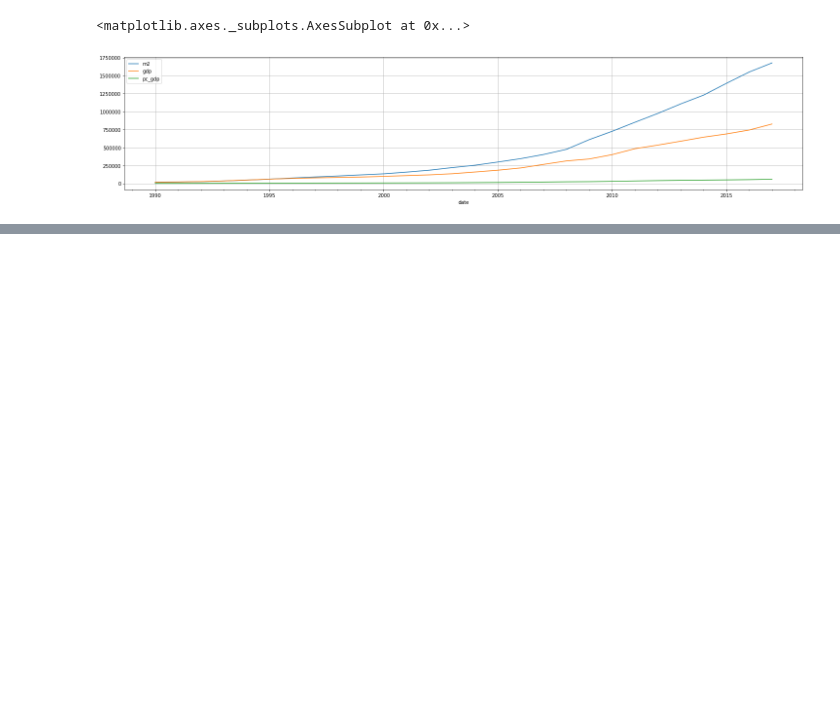
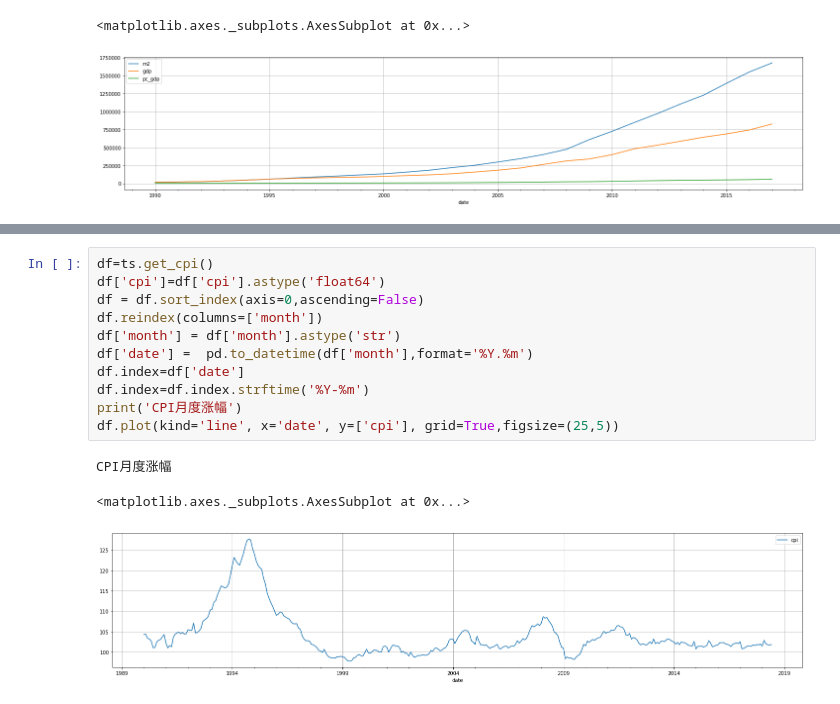
Before and after one commit to hongjundu/financial_analysis, a Jupyter notebook: nteract/macro_data.ipynb, the cells around one changed output, grey strips where cells are left out. Saved outputs shown, nothing was run; the diff lists cells and outputs as text; blank space fills up the shorter version.

```diff
--- a/nteract/macro_data.ipynb
+++ b/nteract/macro_data.ipynb
@@ -135,0 +152,15 @@ GDP/人均GDP/M2
+# %%
+df=ts.get_cpi()
+df['cpi']=df['cpi'].astype('float64')
+df = df.sort_index(axis=0,ascending=False)
+df.reindex(columns=['month'])
+df['month'] = df['month'].astype('str')
+df['date'] =  pd.to_datetime(df['month'],format='%Y.%m')
+df.index=df['date']
+df.index=df.index.strftime('%Y-%m')
+print('CPI月度涨幅')
+df.plot(kind='line', x='date', y=['cpi'], grid=True,figsize=(25,5))
+# %% [output]
+CPI月度涨幅
+<matplotlib.axes._subplots.AxesSubplot at 0x...>
+[figure, added]
```
Also changed, not shown: parts of 2 cells of this notebook.
